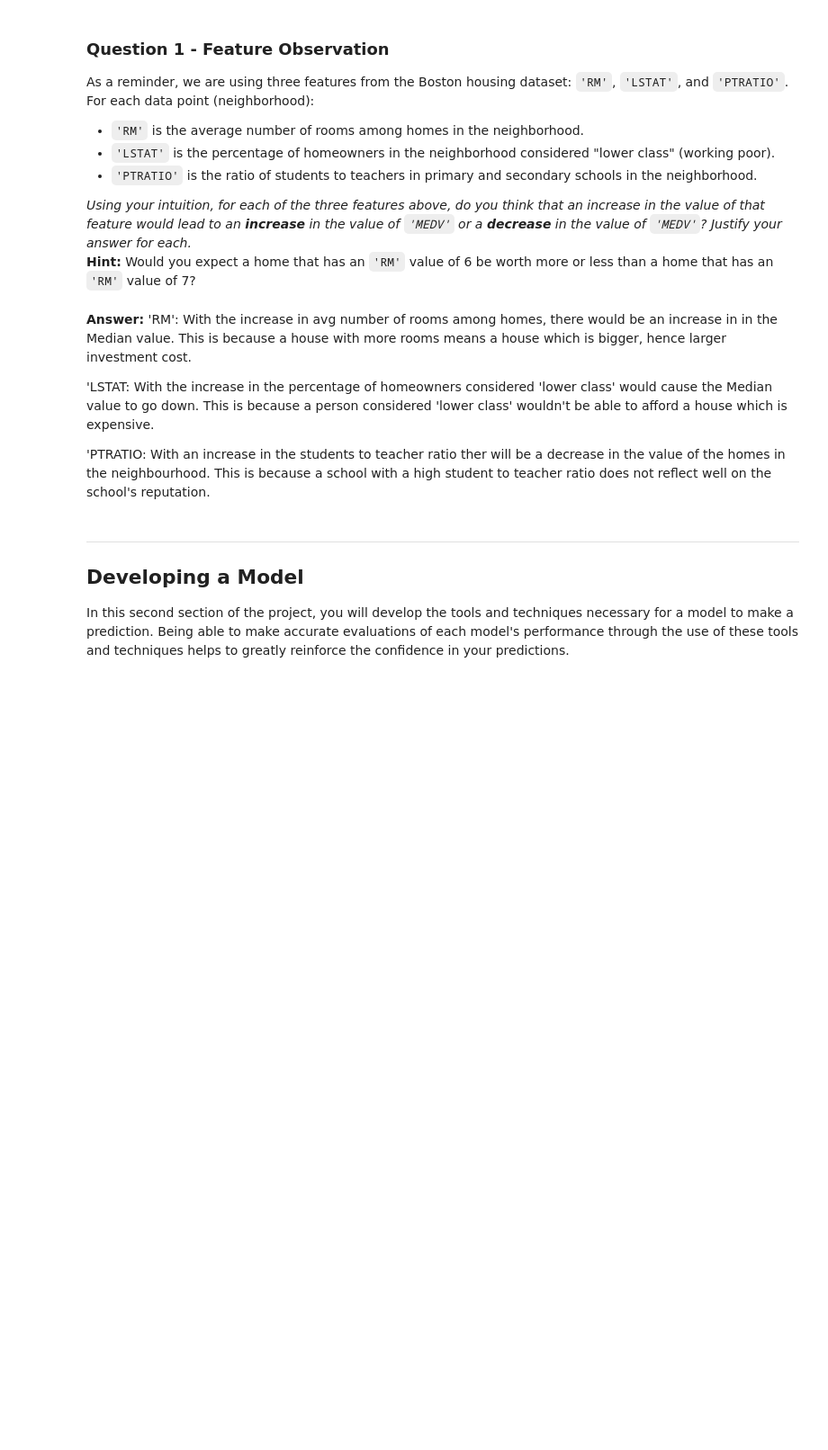
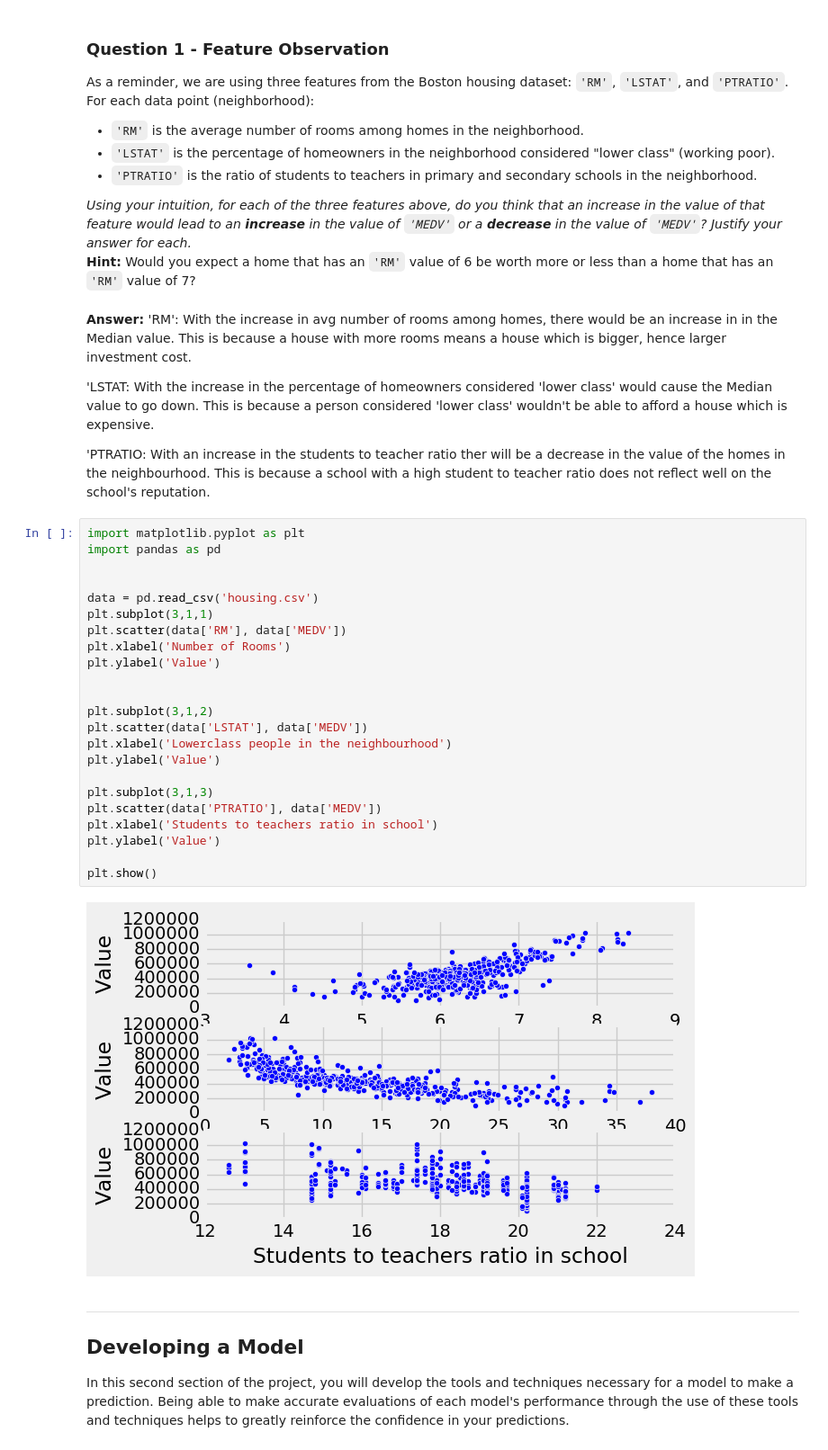
Before and after one commit to ronaktanna1/Boston_housing, a Jupyter notebook: boston_housing.ipynb, the cells around one changed output. Shown: that part at 90% size. Saved outputs shown, nothing was run; the diff lists cells and outputs as text; blank space fills up the shorter version.

```diff
--- a/boston_housing.ipynb
+++ b/boston_housing.ipynb
@@ -98,6 +98,31 @@ _Using your intuition, for each of the three features above, do you think that a
 'LSTAT: With the increase in the percentage of homeowners considered 'lower class' would cause the Median value to go down. This is because a person considered 'lower class' wouldn't be able to afford a house which is expensive.
 
 'PTRATIO: With an increase in the students to teacher ratio ther will be a decrease in the value of the homes in the neighbourhood. This is because a school with a high student to teacher ratio does not reflect well on the school's reputation.
+# %%
+import matplotlib.pyplot as plt
+import pandas as pd
+
+
+data = pd.read_csv('housing.csv')
+plt.subplot(3,1,1)
+plt.scatter(data['RM'], data['MEDV'])
+plt.xlabel('Number of Rooms')
+plt.ylabel('Value')
+
+
+plt.subplot(3,1,2)
+plt.scatter(data['LSTAT'], data['MEDV'])
+plt.xlabel('Lowerclass people in the neighbourhood')
+plt.ylabel('Value')
+
+plt.subplot(3,1,3)
+plt.scatter(data['PTRATIO'], data['MEDV'])
+plt.xlabel('Students to teachers ratio in school')
+plt.ylabel('Value')
+
+plt.show()
+# %% [output]
+[figure, added]
 # %% [markdown]
 ----
 
```
Also changed, not shown: parts of 5 cells of this notebook, 1 other file.
